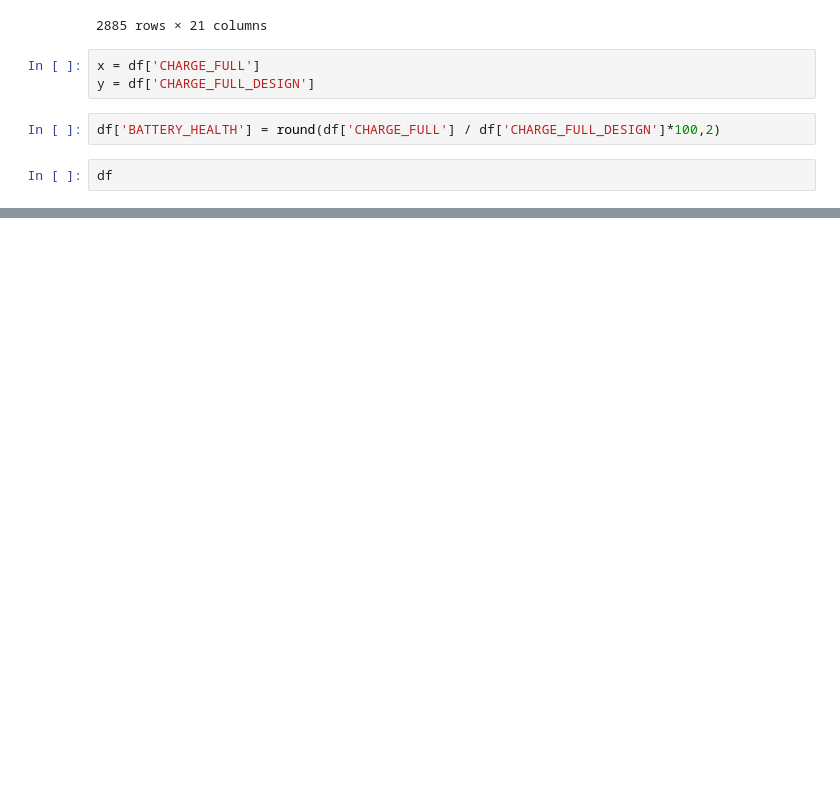
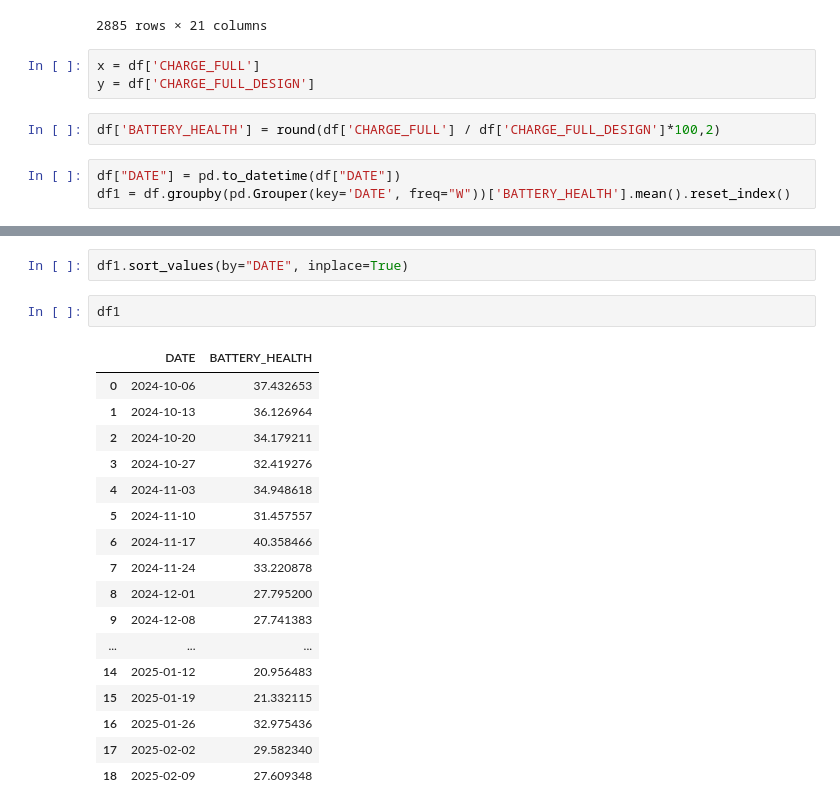
Before and after one commit to vishnumur777/mybatop, a Jupyter notebook: debug/battery_health.ipynb, the cells around one changed output, grey strips where cells are left out. Cells and saved outputs as stored; diff of their text form; blank space fills up the shorter version.

```diff
--- a/debug/battery_health.ipynb
+++ b/debug/battery_health.ipynb
@@ -25,5 +25,6 @@ y = df['CHARGE_FULL_DESIGN']
 # %%
 df['BATTERY_HEALTH'] = round(df['CHARGE_FULL'] / df['CHARGE_FULL_DESIGN']*100,2)
 # %%
-df
+df["DATE"] = pd.to_datetime(df["DATE"])
+df1 = df.groupby(pd.Grouper(key='DATE', freq="W"))['BATTERY_HEALTH'].mean().reset_index()
 # %% [output]
@@ -43,2 +32,24 @@ df
+# %%
+df1.sort_values(by="DATE", inplace=True)
+# %%
+df1
+# %% [output]
+|  | DATE | BATTERY_HEALTH |
+| 0 | 2024-10-06 | 37.432653 |
+| 1 | 2024-10-13 | 36.126964 |
+| 2 | 2024-10-20 | 34.179211 |
+| 3 | 2024-10-27 | 32.419276 |
+| 4 | 2024-11-03 | 34.948618 |
+| 5 | 2024-11-10 | 31.457557 |
+| 6 | 2024-11-17 | 40.358466 |
+| 7 | 2024-11-24 | 33.220878 |
+| 8 | 2024-12-01 | 27.795200 |
+| 9 | 2024-12-08 | 27.741383 |
+| ... | ... | ... |
+| 14 | 2025-01-12 | 20.956483 |
+| 15 | 2025-01-19 | 21.332115 |
+| 16 | 2025-01-26 | 32.975436 |
+| 17 | 2025-02-02 | 29.582340 |
+| 18 | 2025-02-09 | 27.609348 |
 # %%
 plty.line(
```
Also changed, not shown: parts of 2 cells of this notebook, 12 other files.
